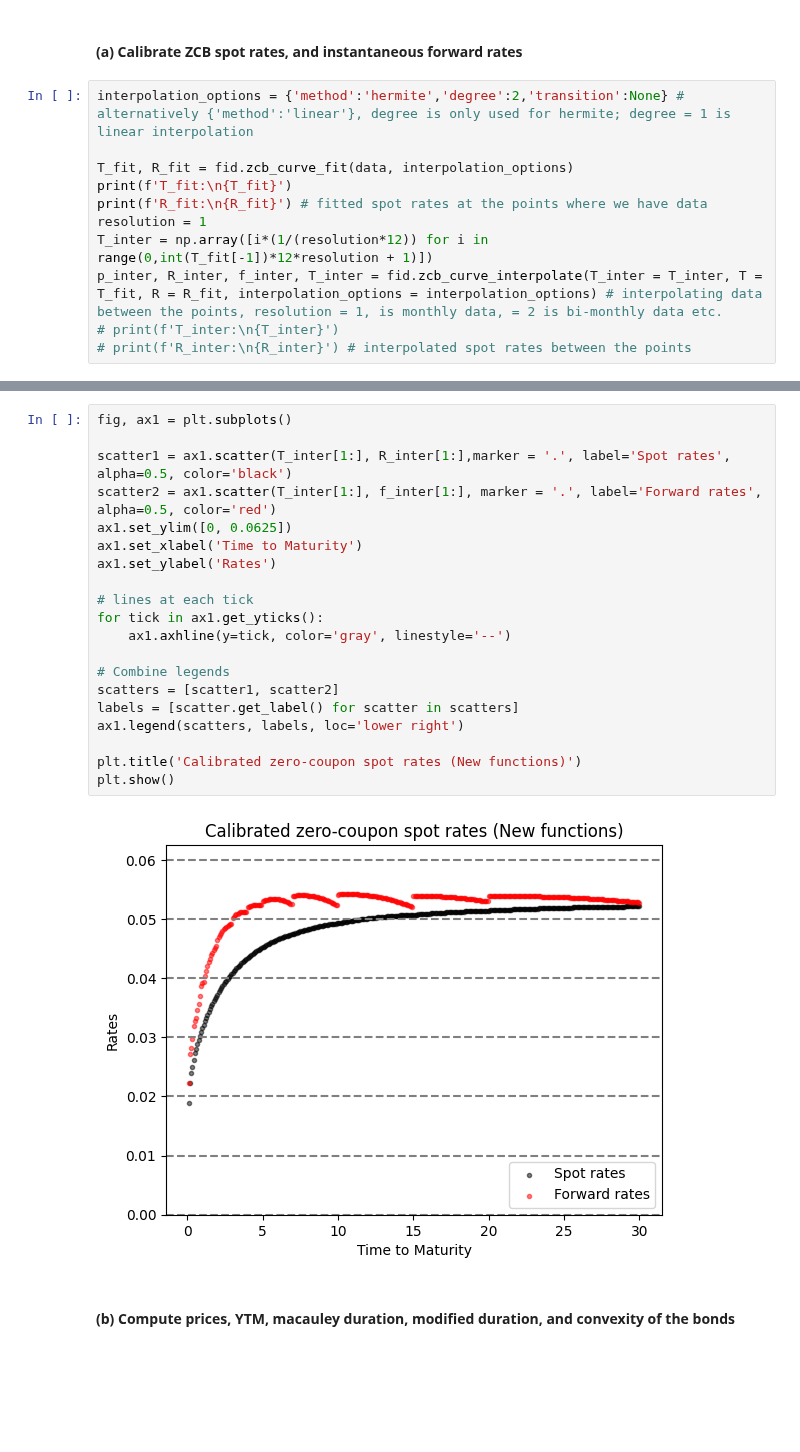
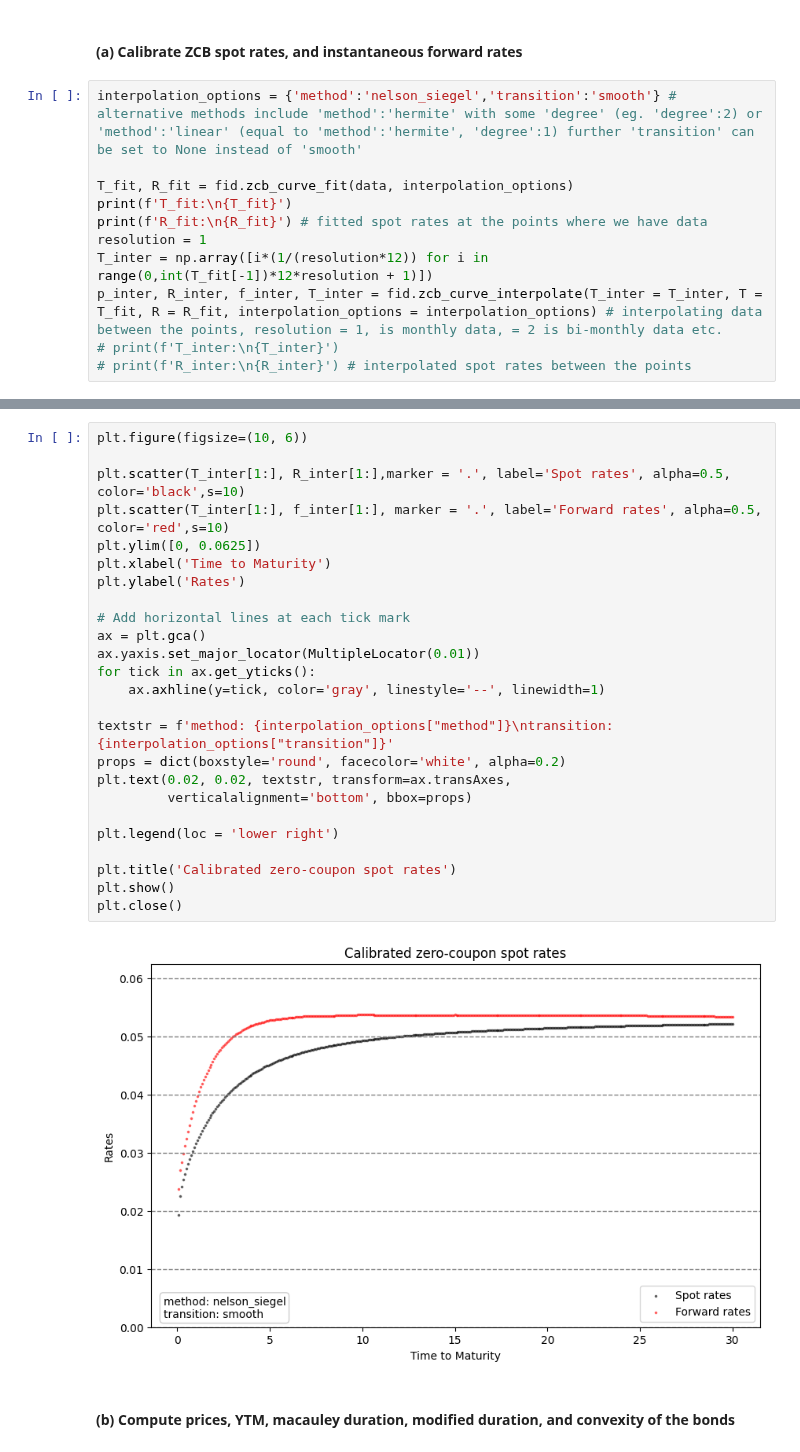
Before and after one commit to johanoelgaard/FixedIncome, a Jupyter notebook: Problem Sets/Problem Set 2/ps2.ipynb, the cells around one changed output, grey strips where cells are left out. Saved outputs shown, nothing was run; the diff lists cells and outputs as text; blank space fills up the shorter version.

```diff
--- a/Problem Sets/Problem Set 2/ps2.ipynb
+++ b/Problem Sets/Problem Set 2/ps2.ipynb
@@ -339,7 +340,7 @@ data = EURIBOR_fixing + fra_market + swap_market
 # %% [markdown]
 #### (a) Calibrate ZCB spot rates, and instantaneous forward rates
 # %%
-interpolation_options = {'method':'hermite','degree':2,'transition':None} # alternatively {'method':'linear'}, degree is only used for hermite; degree = 1 is linear interpolation
+interpolation_options = {'method':'nelson_siegel','transition':'smooth'} # alternative methods include 'method':'hermite' with some 'degree' (eg. 'degree':2) or 'method':'linear' (equal to 'method':'hermite', 'degree':1) further 'transition' can be set to None instead of 'smooth'
 
 T_fit, R_fit = fid.zcb_curve_fit(data, interpolation_options)
 print(f'T_fit:\n{T_fit}')
@@ -363,25 +364,30 @@ R_fit:
 # %%
-fig, ax1 = plt.subplots()
+plt.figure(figsize=(10, 6))
 
-scatter1 = ax1.scatter(T_inter[1:], R_inter[1:],marker = '.', label='Spot rates', alpha=0.5, color='black')
-scatter2 = ax1.scatter(T_inter[1:], f_inter[1:], marker = '.', label='Forward rates', alpha=0.5, color='red')
-ax1.set_ylim([0, 0.0625])
-ax1.set_xlabel('Time to Maturity')
-ax1.set_ylabel('Rates')
+plt.scatter(T_inter[1:], R_inter[1:],marker = '.', label='Spot rates', alpha=0.5, color='black',s=10)
+plt.scatter(T_inter[1:], f_inter[1:], marker = '.', label='Forward rates', alpha=0.5, color='red',s=10)
+plt.ylim([0, 0.0625])
+plt.xlabel('Time to Maturity')
+plt.ylabel('Rates')
 
-# lines at each tick
-for tick in ax1.get_yticks():
-    ax1.axhline(y=tick, color='gray', linestyle='--')
+# Add horizontal lines at each tick mark
+ax = plt.gca()
+ax.yaxis.set_major_locator(MultipleLocator(0.01))
+for tick in ax.get_yticks():
+    ax.axhline(y=tick, color='gray', linestyle='--', linewidth=1)
 
-# Combine legends
-scatters = [scatter1, scatter2]
-labels = [scatter.get_label() for scatter in scatters]
-ax1.legend(scatters, labels, loc='lower right')
+textstr = f'method: {interpolation_options["method"]}\ntransition: {interpolation_options["transition"]}'
+props = dict(boxstyle='round', facecolor='white', alpha=0.2)
+plt.text(0.02, 0.02, textstr, transform=ax.transAxes,
+         verticalalignment='bottom', bbox=props)
 
-plt.title('Calibrated zero-coupon spot rates (New functions)')
+plt.legend(loc = 'lower right')
+
+plt.title('Calibrated zero-coupon spot rates')
 plt.show()
+plt.close()
 # %% [output]
-[figure, old version]
+[figure, new version]
 # %% [markdown]
 #### (b) Compute prices, YTM, macauley duration, modified duration, and convexity of the bonds
 # %%
```
Also changed, not shown: parts of 13 cells of this notebook, 2 other files.
